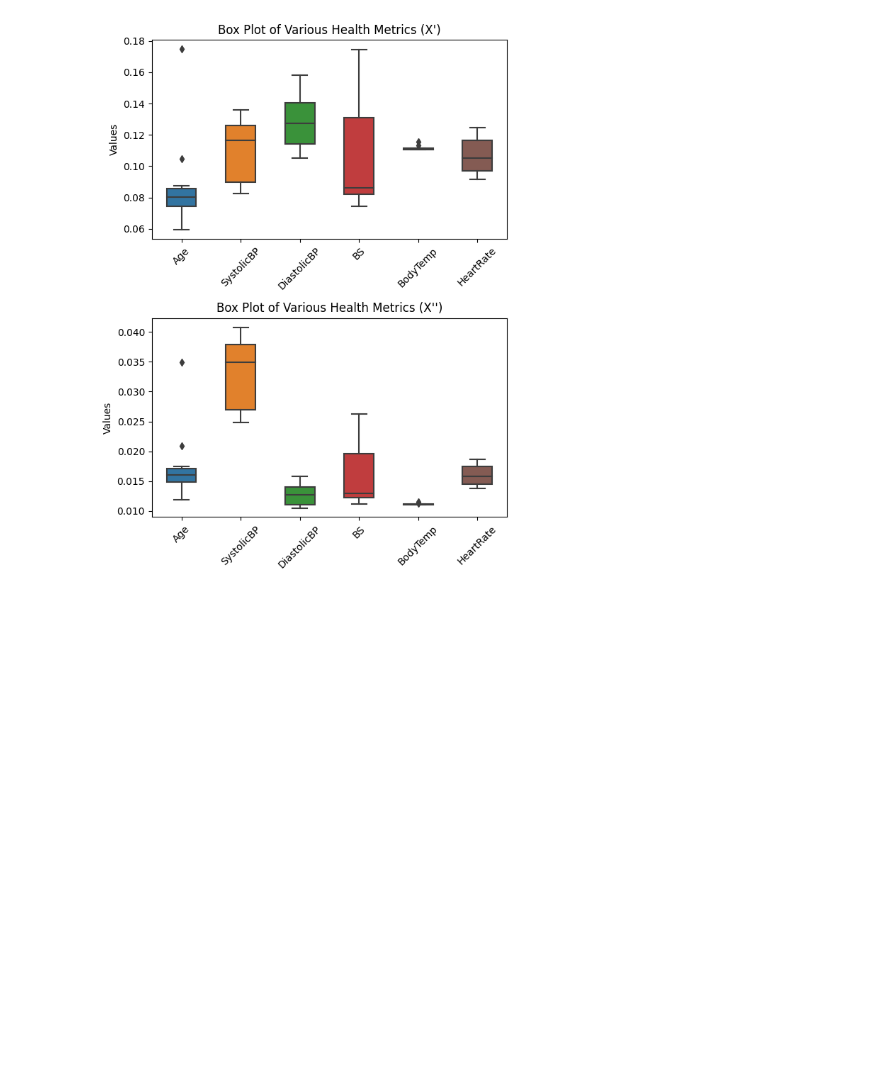
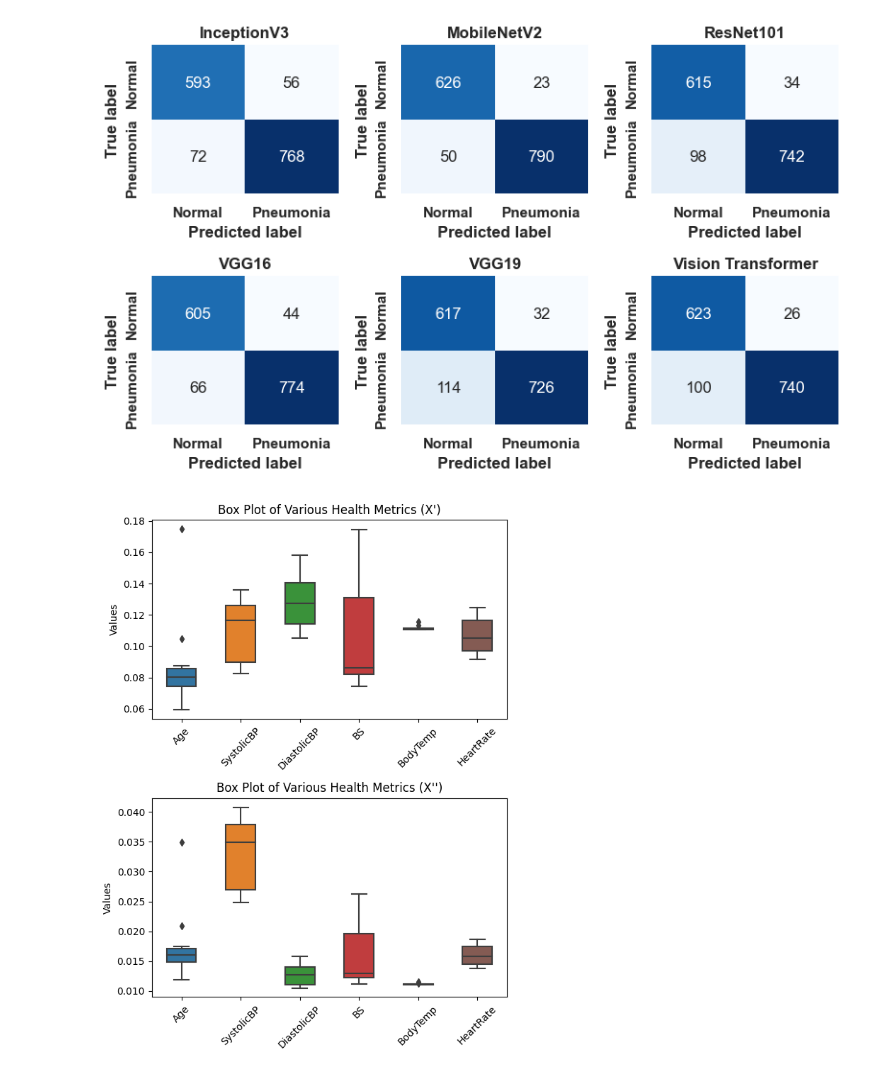
Before and after one commit to Iftekhar-mobin/depression_suicide_project, a Jupyter notebook: visualizer/chart_making.ipynb, the cells around one changed output. Saved outputs shown, nothing was run; the diff lists cells and outputs as text; code cells hidden in the pictures; blank space fills up the shorter version.

```diff
--- a/visualizer/chart_making.ipynb
+++ b/visualizer/chart_making.ipynb
@@ -1,3 +79,44 @@
+# %%
+import matplotlib.pyplot as plt
+import seaborn as sns
+import numpy as np
+
+# Manually input the data from the confusion matrices
+confusion_matrices = {
+    "InceptionV3": np.array([[593, 56], [72, 768]]),
+    "MobileNetV2": np.array([[626, 23], [50, 790]]),
+    "ResNet101": np.array([[615, 34], [98, 742]]),
+    "VGG16": np.array([[605, 44], [66, 774]]),
+    "VGG19": np.array([[617, 32], [114, 726]]),
+    "Vision Transformer": np.array([[623, 26], [100, 740]])  # Data extracted from your latest image
+}
+
+# Create a figure and subplots
+fig, axes = plt.subplots(2, 3, figsize=(8, 5))
+
+# Titles corresponding to each subplot
+titles = ["InceptionV3", "MobileNetV2", "ResNet101", "VGG16", "VGG19", "Vision Transformer"]
+
+# Plot each confusion matrix in its corresponding subplot
+for i, (title, matrix) in enumerate(confusion_matrices.items()):
+    ax = axes[i // 3, i % 3]  # Position in 2x3 grid
+    sns.heatmap(matrix, annot=True, fmt='d', cmap='Blues', ax=ax, cbar=False,
+                xticklabels=['Normal', 'Pneumonia'], yticklabels=['Normal', 'Pneumonia'])
+
+    # Set titles and labels with bold font
+    ax.set_title(title, fontweight='bold')
+    ax.set_xlabel('Predicted label', fontweight='bold')
+    ax.set_ylabel('True label', fontweight='bold')
+
+    # Make tick labels bold
+    ax.set_xticklabels(ax.get_xticklabels(), fontweight='bold')
+    ax.set_yticklabels(ax.get_yticklabels(), fontweight='bold')
+
+# Adjust layout and show the plot
+plt.tight_layout()
+plt.show()
+# %% [output]
+[figure, added]
 # %%
 # Creating the new matrix X''
 X_double_prime = np.array([
```
Also changed, not shown: parts of 4 cells of this notebook.
